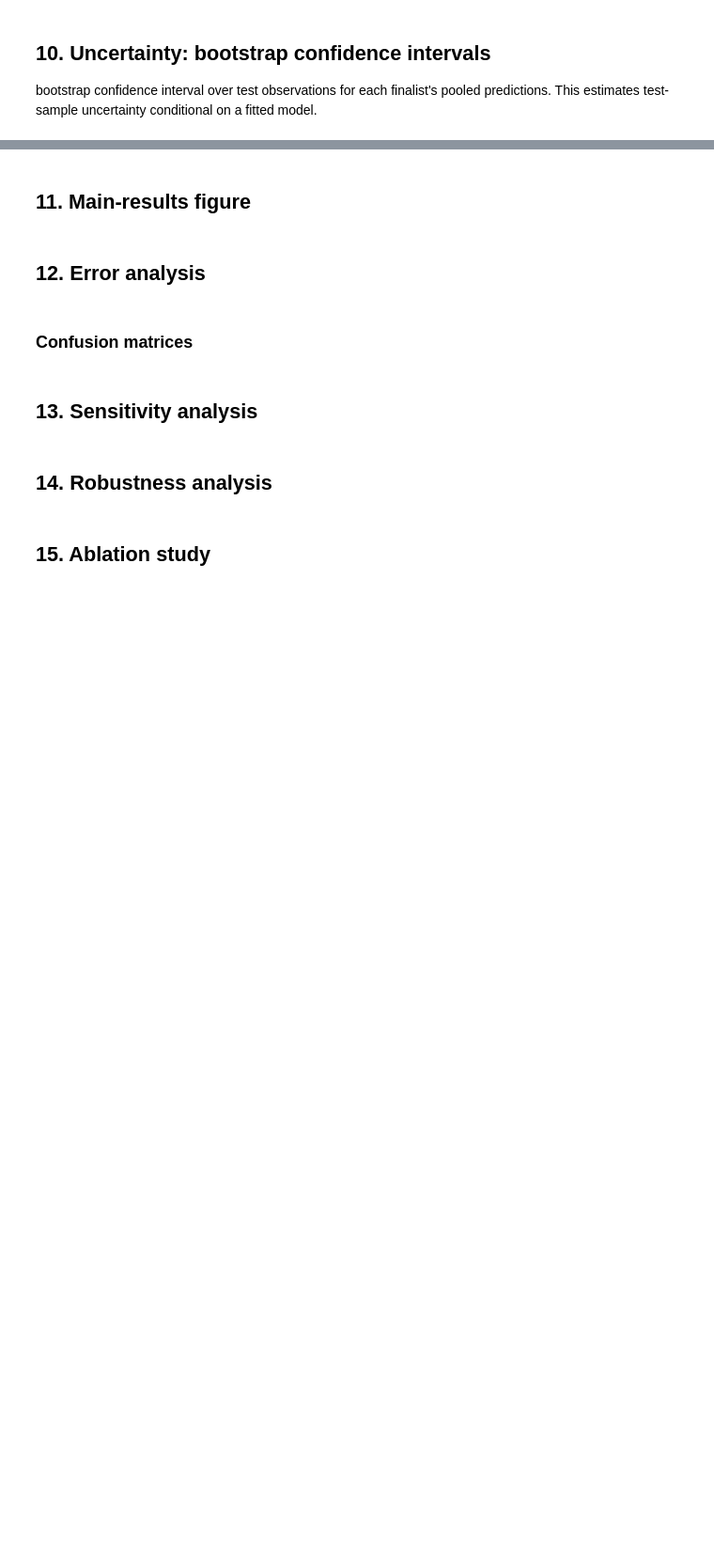
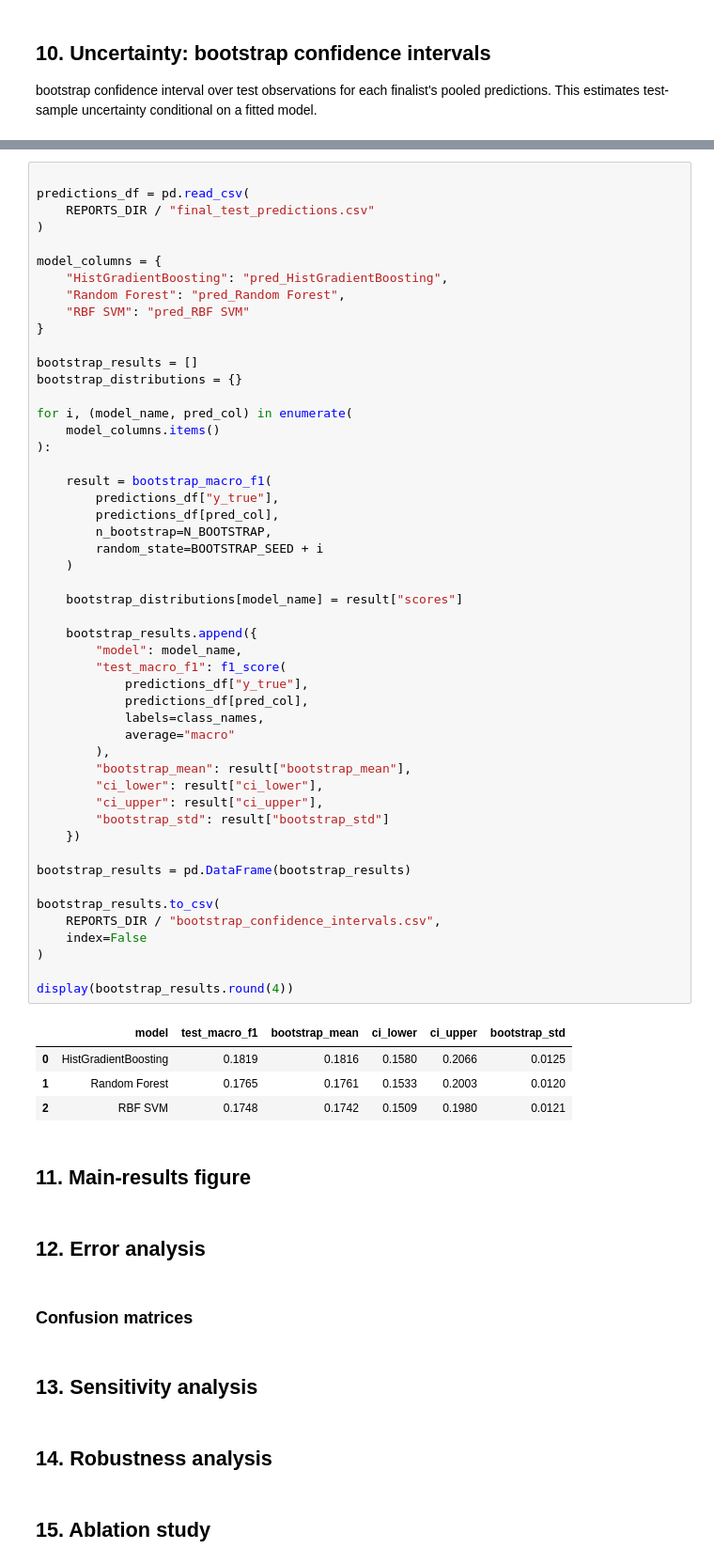
Before and after one commit to justinseeuoit/machine-learning-course-project, a Jupyter notebook: notebooks/3.0-experiments.ipynb, the cells around one changed output, grey strips where cells are left out. Shown at 94% size. Drawn from its saved outputs; the diff is of its cells as text; blank space fills up the shorter version.

```diff
--- a/notebooks/3.0-experiments.ipynb
+++ b/notebooks/3.0-experiments.ipynb
@@ -740,3 +787,58 @@ bootstrap confidence interval over test observations for each finalist's pooled
+# %%
+
+predictions_df = pd.read_csv(
+    REPORTS_DIR / "final_test_predictions.csv"
+)
+
+model_columns = {
+    "HistGradientBoosting": "pred_HistGradientBoosting",
+    "Random Forest": "pred_Random Forest",
+    "RBF SVM": "pred_RBF SVM"
+}
+
+bootstrap_results = []
+bootstrap_distributions = {}
+
+for i, (model_name, pred_col) in enumerate(
+    model_columns.items()
+):
+
+    result = bootstrap_macro_f1(
+        predictions_df["y_true"],
+        predictions_df[pred_col],
+        n_bootstrap=N_BOOTSTRAP,
+        random_state=BOOTSTRAP_SEED + i
+    )
+
+    bootstrap_distributions[model_name] = result["scores"]
+
+    bootstrap_results.append({
+        "model": model_name,
+        "test_macro_f1": f1_score(
+            predictions_df["y_true"],
+            predictions_df[pred_col],
+            labels=class_names,
+            average="macro"
+        ),
+        "bootstrap_mean": result["bootstrap_mean"],
+        "ci_lower": result["ci_lower"],
+        "ci_upper": result["ci_upper"],
+        "bootstrap_std": result["bootstrap_std"]
+    })
+
+bootstrap_results = pd.DataFrame(bootstrap_results)
+
+bootstrap_results.to_csv(
+    REPORTS_DIR / "bootstrap_confidence_intervals.csv",
+    index=False
+)
+
+display(bootstrap_results.round(4))
+# %% [output]
+|  | model | test_macro_f1 | bootstrap_mean | ci_lower | ci_upper | bootstrap_std |
+| 0 | HistGradientBoosting | 0.1819 | 0.1816 | 0.1580 | 0.2066 | 0.0125 |
+| 1 | Random Forest | 0.1765 | 0.1761 | 0.1533 | 0.2003 | 0.0120 |
+| 2 | RBF SVM | 0.1748 | 0.1742 | 0.1509 | 0.1980 | 0.0121 |
 # %% [markdown]
 ## 11. Main-results figure
 # %% [markdown]
```
Also changed, not shown: parts of 8 cells of this notebook.
